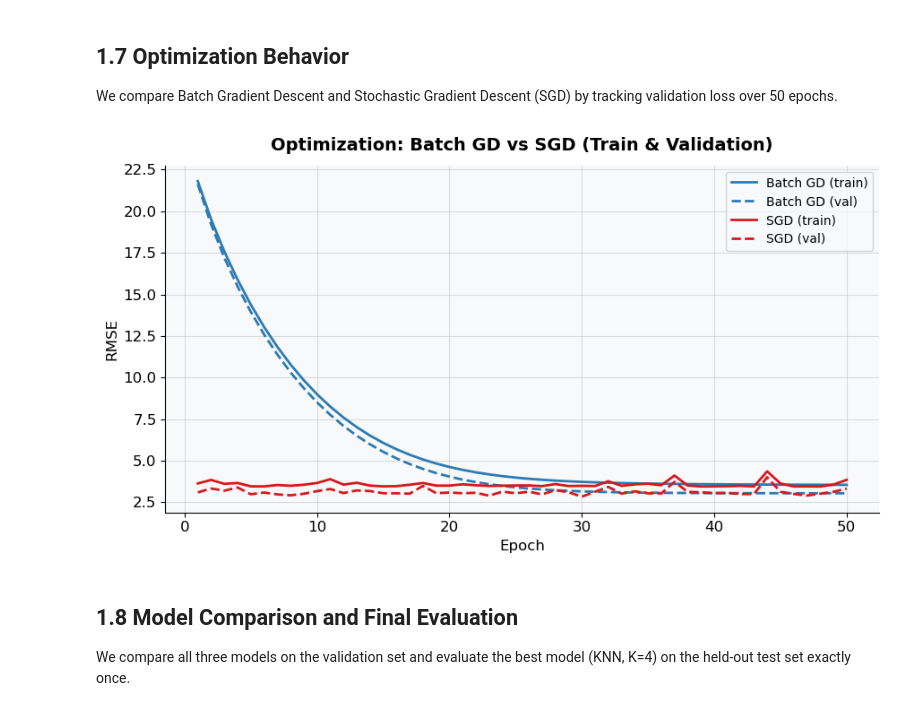
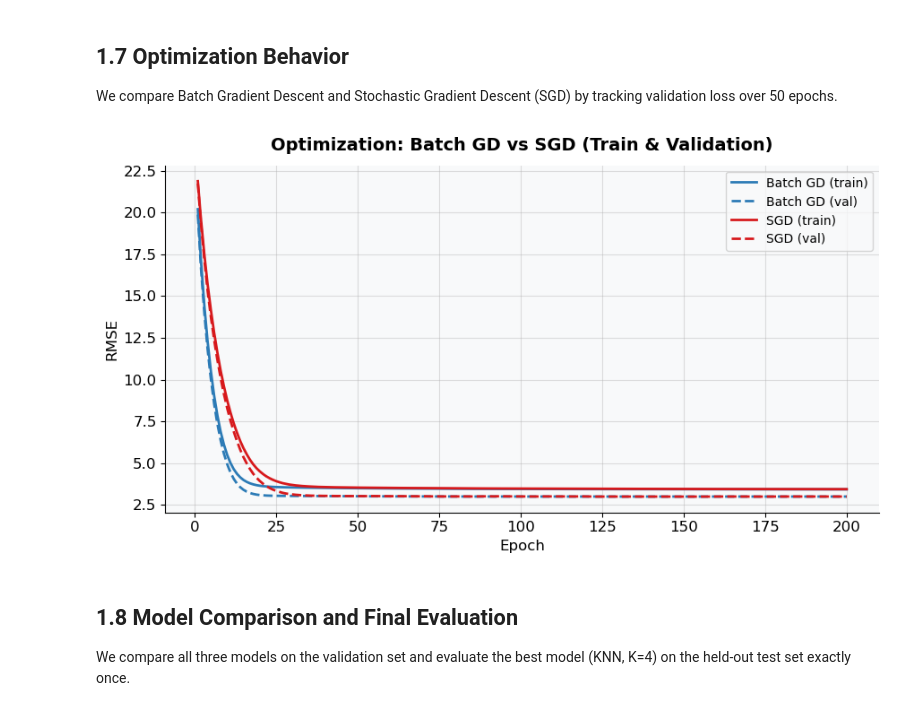
Before and after one commit to Yuvalinnnn/intro-to-ai-project, a Jupyter notebook: Part1_Regression_AutoMPG.ipynb, the cells around one changed output. Cells and saved outputs as stored; diff of their text form; code cells hidden in the pictures.

```diff
--- a/Part1_Regression_AutoMPG.ipynb
+++ b/Part1_Regression_AutoMPG.ipynb
@@ -389,9 +415,9 @@ Xva = add_bias(X_val_scaled)
 ytr = y_train.to_numpy() if hasattr(y_train, "to_numpy") else np.array(y_train)
 yva = y_val.to_numpy() if hasattr(y_val, "to_numpy") else np.array(y_val)
 
-epochs = 50
-lr_batch = 0.05
-lr_sgd = 0.01
+lr_batch = 0.08
+lr_sgd = 0.003
+epochs = 200
 
 # Batch GD
 w_batch = np.zeros(Xtr.shape[1])
@@ -410,40 +436,45 @@ for _ in range(epochs):
 # SGD (stochastic, one sample at a time)
 w_sgd = np.zeros(Xtr.shape[1])
 sgd_train_errors = []
 sgd_val_errors = []
 
 rng = np.random.default_rng(SEED)
 
+batch_size = 16
+
 for _ in range(epochs):
     idx = rng.permutation(Xtr.shape[0])
-    for i in idx:
-        xi = Xtr[i:i+1]
-        yi = ytr[i:i+1]
-        pred = xi @ w_sgd
-        grad = 2.0 * (xi.T @ (pred - yi))  # single-sample gradient
-        w_sgd -= lr_sgd * grad.ravel()
+
+    for start in range(0, Xtr.shape[0], batch_size):
+        batch_idx = idx[start:start + batch_size]
+        xb = Xtr[batch_idx]
+        yb = ytr[batch_idx]
+
+        pred = xb @ w_sgd
+        grad = (2.0 / xb.shape[0]) * (xb.T @ (pred - yb))
+        w_sgd -= lr_sgd * grad
 
     sgd_train_errors.append(np.sqrt(mse(ytr, Xtr @ w_sgd)))
     sgd_val_errors.append(np.sqrt(mse(yva, Xva @ w_sgd)))
 
 # Plot train + validation RMSE
 fig, ax = plt.subplots(figsize=(9, 5))
 
 ax.plot(range(1, epochs + 1), batch_train_errors, color=MAIN_COLOR, linewidth=2, label='Batch GD (train)')
 ax.plot(range(1, epochs + 1), batch_val_errors, color=MAIN_COLOR, linewidth=2, linestyle='--', label='Batch GD (val)')
 
 ax.plot(range(1, epochs + 1), sgd_train_errors, color=SECOND_COLOR, linewidth=2, label='SGD (train)')
 ax.plot(range(1, epochs + 1), sgd_val_errors, color=SECOND_COLOR, linewidth=2, linestyle='--', label='SGD (val)')
 
 ax.set_xlabel('Epoch', fontsize=12)
 ax.set_ylabel('RMSE', fontsize=12)
 ax.set_title('Optimization: Batch GD vs SGD (Train & Validation)', fontsize=14, fontweight='bold', pad=12)
 ax.legend(fontsize=10)
 
 plt.tight_layout()
 plt.show()
 # %% [output]
-[figure, old version]
+[figure, new version]
 # %% [markdown]
 ## 1.8 Model Comparison and Final Evaluation
 We compare all three models on the validation set and evaluate the best
```
Also changed, not shown: parts of 3 cells of this notebook.
